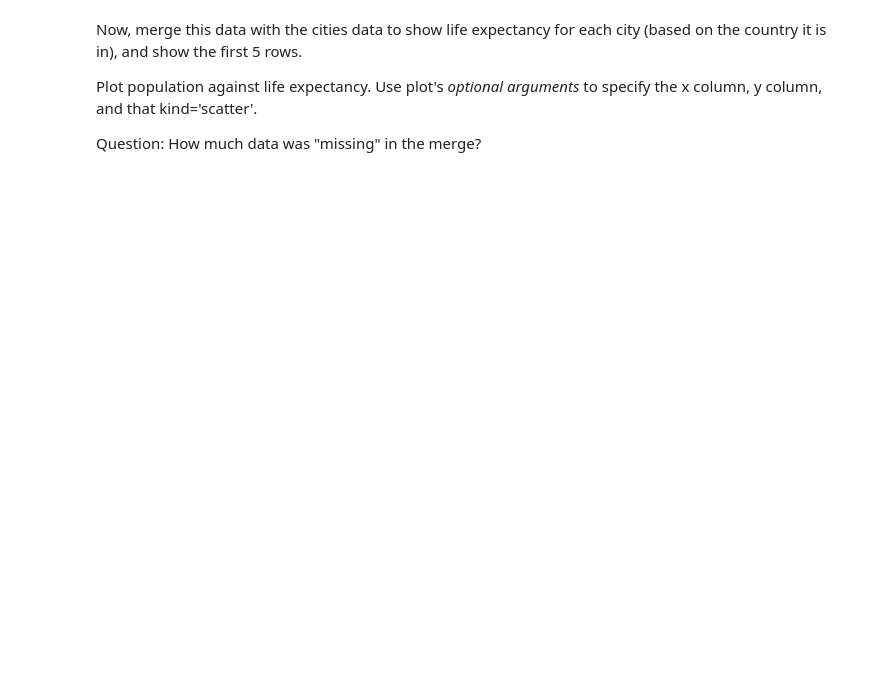
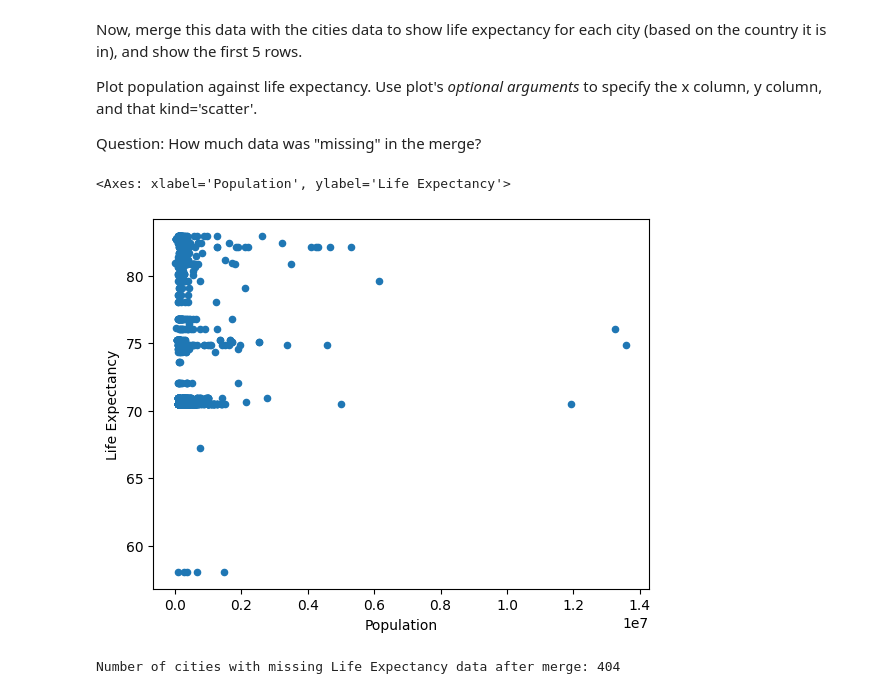
Before and after one commit to snig-17/QM2, a Jupyter notebook: W6_Merging_and_Joining_in_Python.ipynb, the cells around one changed output. Drawn from its saved outputs; the diff is of its cells as text; code cells hidden in the pictures; blank space fills up the shorter version.

```diff
--- a/W6_Merging_and_Joining_in_Python.ipynb
+++ b/W6_Merging_and_Joining_in_Python.ipynb
@@ -369,3 +413,10 @@ You'll notice that the index **won't** be the column you want to merge on in the
 The syntax for merging on a **column** (which is not the index) is to pass the column name to the optional 'left_on=' or 'right_on=' arguments. And we don't use right_index=True (or left_index=True), depending on which we're using.
 
 So for example: **df1.merge(df2, left_on='Name', right_index=True)** would join df1 (on the left) to df2 (on the right), using the column 'Name' on the left (df1) and the index column (whatever that is) on the right (df2).
+# %%
+data_path = "data/wk5/UN_Cities_1214_country.csv"
+
+city_c = pd.read_csv(data_path, encoding='latin1')
+city_c
+cities = city_c.merge(city_pop, left_on='City', right_on='City', how='outer')
+cities
@@ -413,3 +491,6 @@ In a new cell, clean up the above dataframe by
 
 - removing the "Value Footnotes" Column
 - use only the most recent data (2012)
+# %%
+life = life[life['Year']==2012]
+life = life.drop('Value Footnotes', axis=1, inplace=True)
@@ -425,3 +533,15 @@ Now, merge this data with the cities data to show life expectancy for each city
 Plot population against life expectancy. Use plot's *optional arguments* to specify the x column, y column, and that kind='scatter'.
 
 Question: How much data was "missing" in the merge?
+# %%
+merged = cities.merge(life, left_on='Country or Area', right_index=True, how='left')
+merged.head(5)
+merged.plot(x='Value', y='Life Expectancy', xlabel='Population', ylabel='Life Expectancy', kind='scatter')
+# %% [output]
+<Axes: xlabel='Population', ylabel='Life Expectancy'>
+[figure, added]
+# %%
+missing_data_count = merged['Life Expectancy'].isnull().sum()
+print(f"Number of cities with missing Life Expectancy data after merge: {missing_data_count}")
+# %% [output]
+Number of cities with missing Life Expectancy data after merge: 404
```
Also changed, not shown: parts of 33 cells of this notebook.
